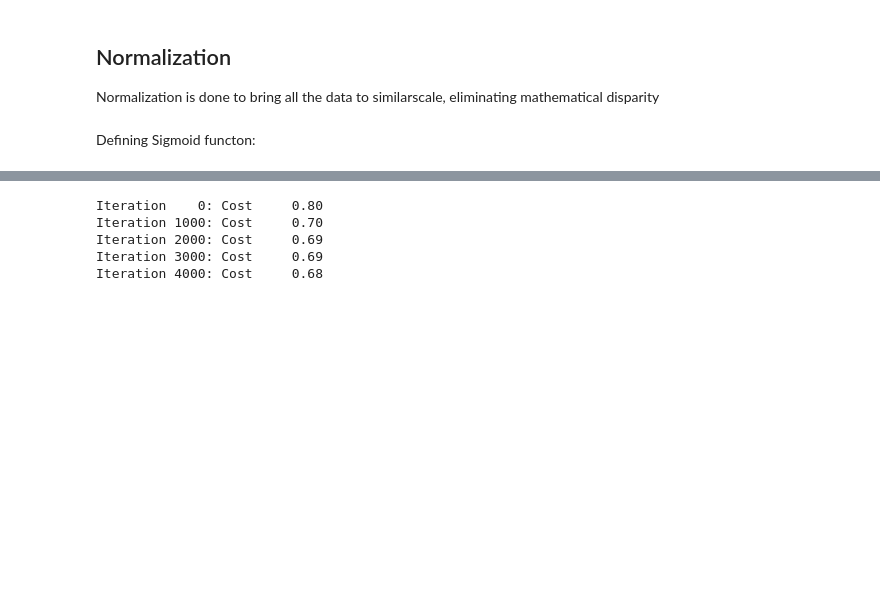
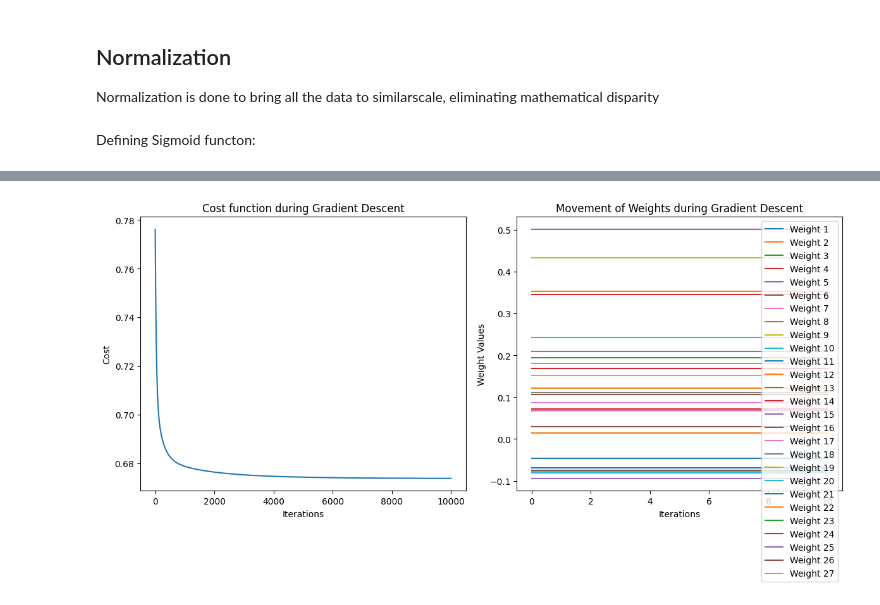
Before and after one commit to MANAS-AI-Taskphase-24-25/Nandini_Sah, a Jupyter notebook: logisticregression.ipynb, the cells around one changed output, grey strips where cells are left out. Cells and saved outputs as stored; diff of their text form; code cells hidden in the pictures; blank space fills up the shorter version.

Commit message:
Logistic Regression

```diff
--- a/logisticregression.ipynb
+++ b/logisticregression.ipynb
@@ -200,21 +180,24 @@ def gradient_descent(X, y, w_in, b_in, cost_function, gradient_function, alpha,
-# %%
-# Initialize fitting parameters
-np.random.seed()
-initial_w = np.random.rand(X_mapped.shape[1])-0.5
-initial_b = 1.
-
-# Set regularization parameter lambda_ to 1 (you can try varying this)
-lambda_ = 0.01;
-# Some gradient descent settings
-iterations = 10000
-alpha = 0.01
-
-w,b, J_history,_ = gradient_descent(X_mapped, y_train, initial_w, initial_b,
-                                    compute_cost_reg_logistic, compute_gradient_reg,
-                                    alpha, iterations, lambda_)
-# %% [output]
-Iteration    0: Cost     0.80
-Iteration 1000: Cost     0.70
-Iteration 2000: Cost     0.69
-Iteration 3000: Cost     0.69
-Iteration 4000: Cost     0.68
+# %%
+# Plot the cost function
+plt.figure(figsize=(12, 6))
+plt.subplot(1, 2, 1)
+plt.plot(J_history)
+plt.xlabel('Iterations')
+plt.ylabel('Cost')
+plt.title('Cost function during Gradient Descent')
+
+# Plot the trajectory of the weights
+plt.subplot(1, 2, 2)
+w_history_array = np.array(w_history)
+for i in range(w_history_array.shape[1]):  # Iterate through all weights
+    plt.plot(range(0, len(w_history_array)), w_history_array[:, i], label=f'Weight {i+1}')
+
+plt.xlabel('Iterations')
+plt.ylabel('Weight Values')
+plt.title('Movement of Weights during Gradient Descent')
+plt.legend()
+
+plt.tight_layout()
+plt.show()
+# %% [output]
+[figure, added]
```
Also changed, not shown: parts of 5 cells of this notebook.
